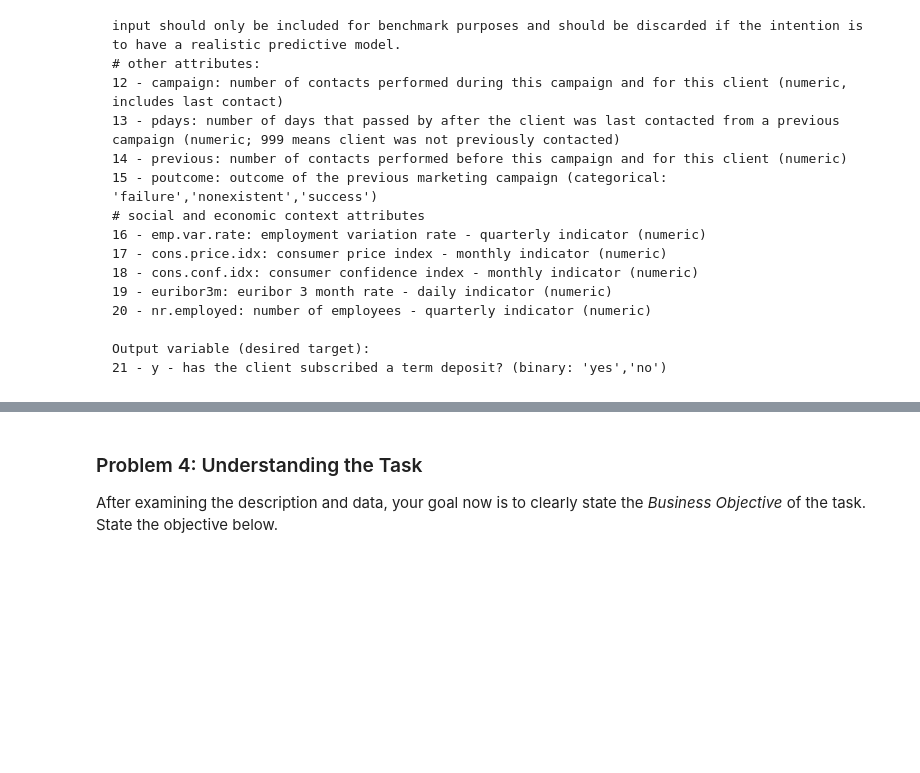
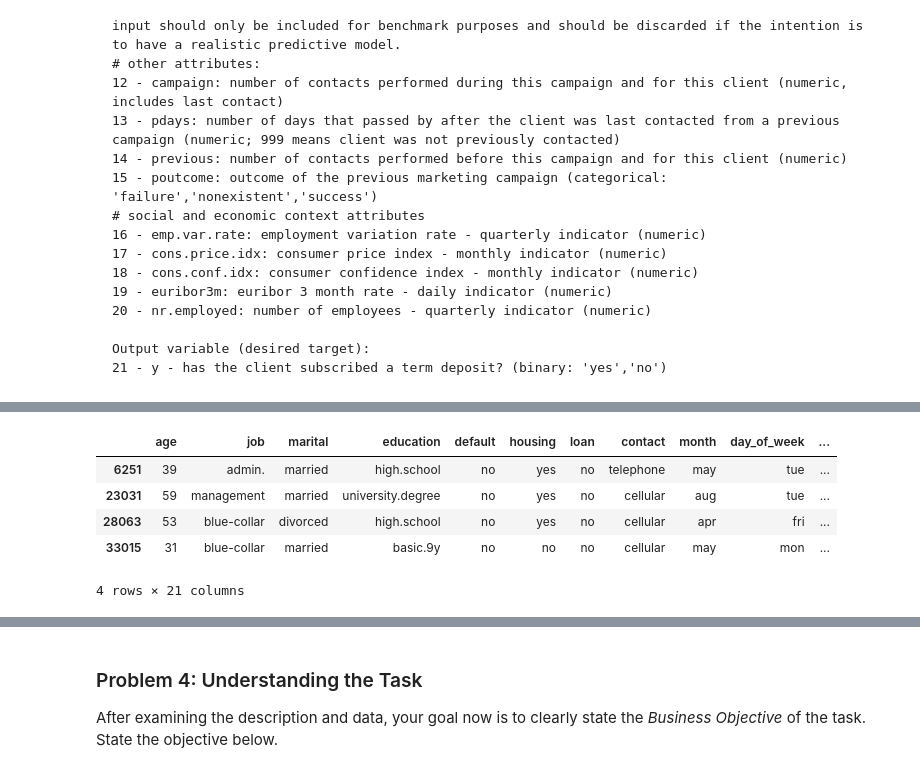
Before and after one commit to bgajare/ucb-aiml-comparing-classifiers, a Jupyter notebook: comparing_classifiers.ipynb, the cells around one changed output, grey strips where cells are left out. Drawn from its saved outputs; the diff is of its cells as text; code cells hidden in the pictures; blank space fills up the shorter version.

```diff
--- a/comparing_classifiers.ipynb
+++ b/comparing_classifiers.ipynb
@@ -75,0 +148,9 @@ Output variable (desired target):
+# %%
+df_bank.query("duration == 0")
+# %% [output]
+|  | age | job | marital | education | default | housing | loan | contact | month | day_of_week | ... |
+| 6251 | 39 | admin. | married | high.school | no | yes | no | telephone | may | tue | ... |
+| 23031 | 59 | management | married | university.degree | no | yes | no | cellular | aug | tue | ... |
+| 28063 | 53 | blue-collar | divorced | high.school | no | yes | no | cellular | apr | fri | ... |
+| 33015 | 31 | blue-collar | married | basic.9y | no | no | no | cellular | may | mon | ... |
+4 rows × 21 columns
```
Also changed, not shown: parts of 9 cells of this notebook.
